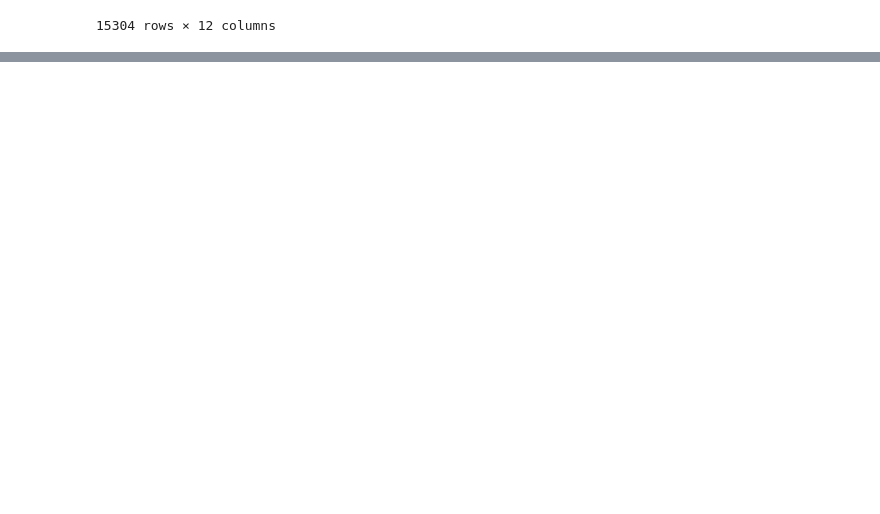
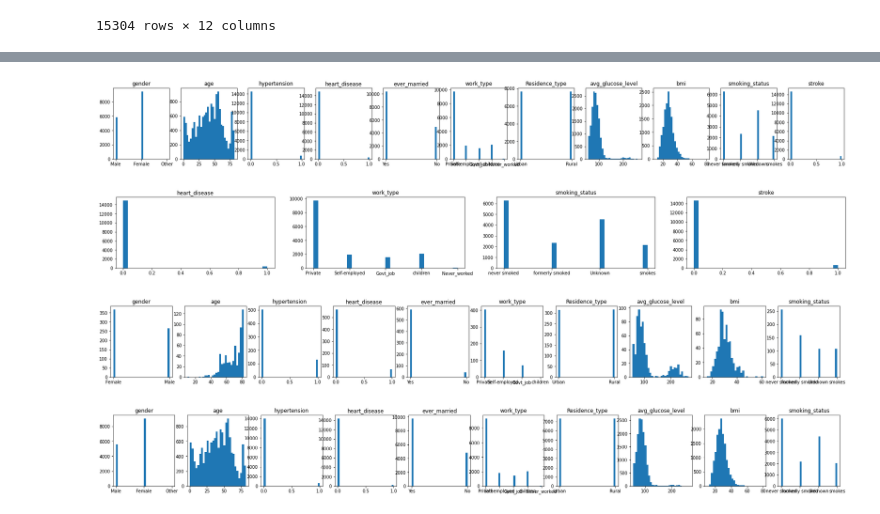
Before and after one commit to vmisusu/kaggle, a Jupyter notebook: data_investigation.ipynb, the cells around one changed output, grey strips where cells are left out. Drawn from its saved outputs; the diff is of its cells as text; code cells hidden in the pictures; blank space fills up the shorter version.

Commit message:
Nans and hists for data investigation

```diff
--- a/data_investigation.ipynb
+++ b/data_investigation.ipynb
@@ -35,0 +52,16 @@ df
+# %%
+DI.hists(df.iloc[:,1:]) #no need to plot IDs
+# %% [output]
+[figure, added]
+# %%
+DI.hists(df.loc[:,['heart_disease','work_type','smoking_status','stroke']]) #closer look
+# %% [output]
+[figure, added]
+# %%
+DI.hists(df[df["stroke"]==1].iloc[:,1:-1]) #those who had stroke
+# %% [output]
+[figure, added]
+# %%
+DI.hists(df[df["stroke"]==0].iloc[:,1:-1]) #others
+# %% [output]
+[figure, added]
```
Also changed, not shown: parts of 1 cell of this notebook, 1 other file.
